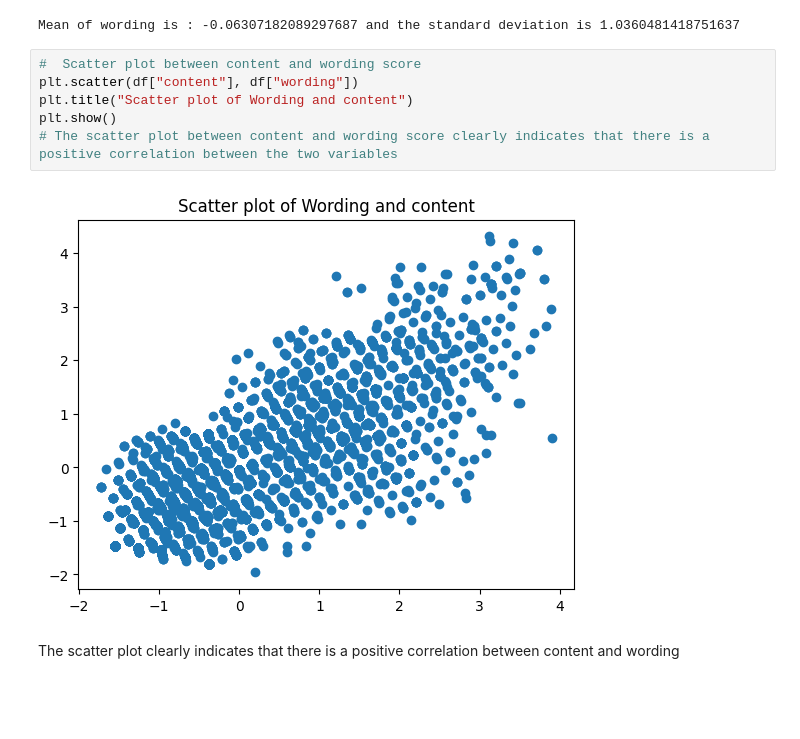
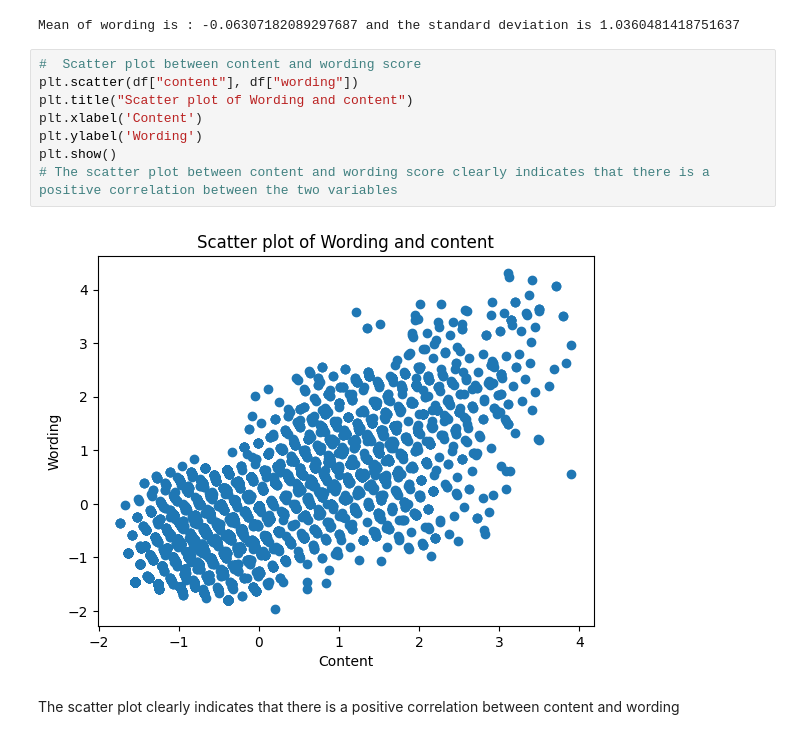
Before and after one commit to PrathameshBagal/Data-Science, a Jupyter notebook: cse519_hw2_Bagal_Prathamesh_115612879.ipynb, the cells around one changed output. Saved outputs shown, nothing was run; the diff lists cells and outputs as text; blank space fills up the shorter version.

```diff
--- a/cse519_hw2_Bagal_Prathamesh_115612879.ipynb
+++ b/cse519_hw2_Bagal_Prathamesh_115612879.ipynb
@@ -470,11 +546,13 @@ Mean of wording is : -0.06307182089297687 and the standard deviation is 1.036048
 # %%
 #  Scatter plot between content and wording score
 plt.scatter(df["content"], df["wording"])
 plt.title("Scatter plot of Wording and content")
+plt.xlabel('Content')
+plt.ylabel('Wording')
 plt.show()
 # The scatter plot between content and wording score clearly indicates that there is a positive correlation between the two variables
 # %% [output]
-[figure, old version]
+[figure, new version]
 # %% [markdown]
 The scatter plot clearly indicates that there is a positive correlation between content and wording
 # %%
```
Also changed, not shown: parts of 68 cells of this notebook.
